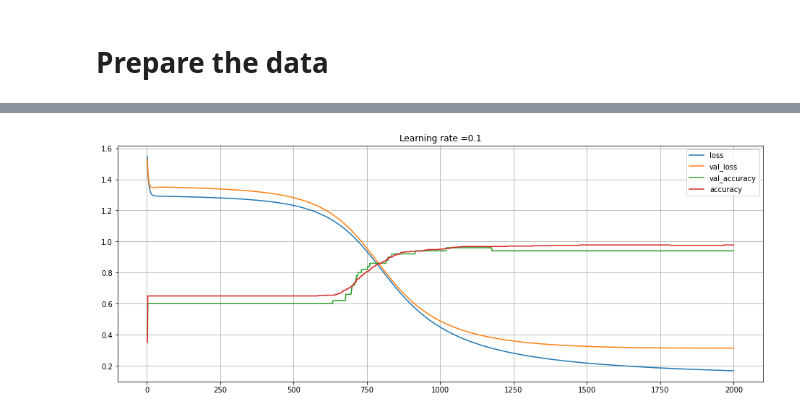
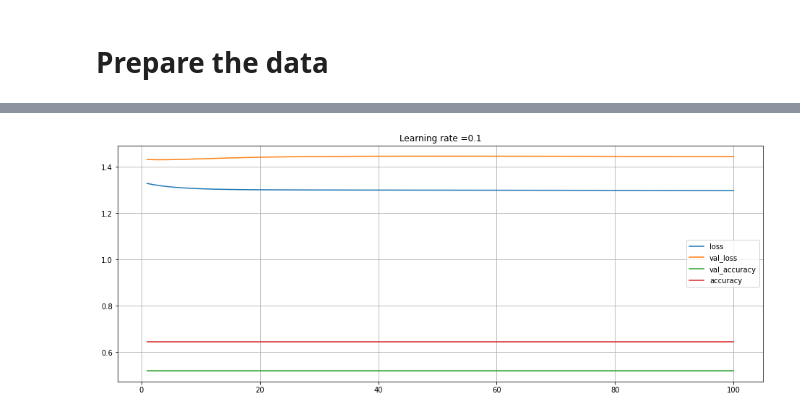
Before and after one commit to MatienkoAndrew/Perceptron_selfmade, a Jupyter notebook: Andrew_29_12_2020.ipynb, the cells around one changed output, grey strips where cells are left out. Drawn from its saved outputs; the diff is of its cells as text; code cells hidden in the pictures.

```diff
--- a/Andrew_29_12_2020.ipynb
+++ b/Andrew_29_12_2020.ipynb
@@ -245,5 +245,5 @@ X_train, y_train = X_train[50:], y_train[50:]
 # %%
 # %%time
 nn = dlnet(20, 10, 2, 0.1)
-nn.fit(X_train, y_train, n_epochs=2000, valid=(X_valid, y_valid))
+nn.fit(X_train, y_train, n_epochs=100, valid=(X_valid, y_valid))
 # %% [output]
@@ -267,4 +267,4 @@ epoch  2000/2000 - loss: 0.1676 - accuracy: 0.9778 - val_loss: 0.3134 - val_accu
-[figure, old version]
+[figure, new version]
 # %%
 y_proba, _ = nn.predict_proba(X_test, y_test)
 pd.DataFrame(y_proba)
```
Also changed, not shown: parts of 8 cells of this notebook, 3 other files.
